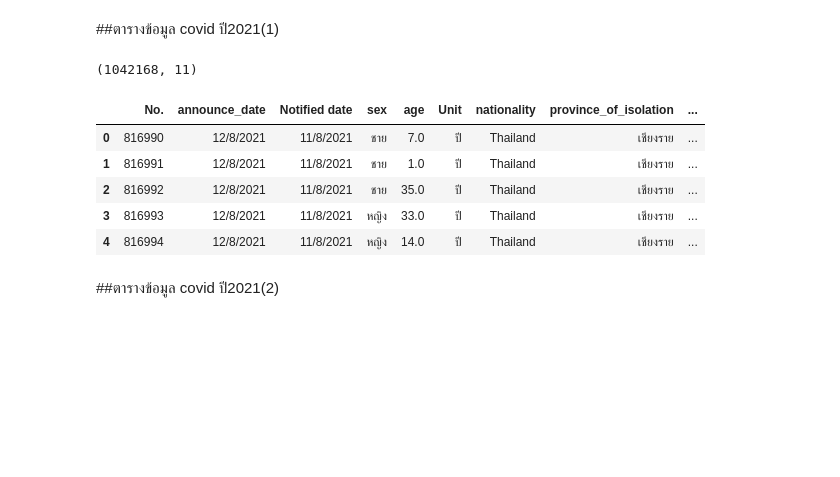
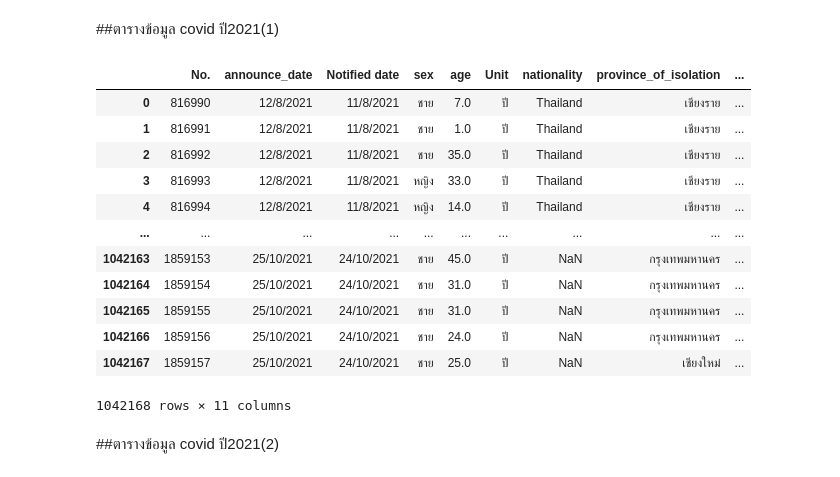
Before and after one commit to BestApisit/data_viz_2022, a Jupyter notebook: Project_Dinosaur.ipynb, the cells around one changed output. Drawn from its saved outputs; the diff is of its cells as text; code cells hidden in the pictures; blank space fills up the shorter version.

```diff
--- a/Project_Dinosaur.ipynb
+++ b/Project_Dinosaur.ipynb
@@ -43,16 +49,21 @@ data_covid2020.head()
 ##ตารางข้อมูล covid ปี2021(1)
 # %%
 data_covid2021_1 =  pd.read_csv(os.path.join(path,'confirmed-cases-since-120864.csv'))
-print(data_covid2021_1.shape)
-data_covid2021_1.head()
+data_covid2021_1
 # %% [output]
+|  | No. | announce_date | Notified date | sex | age | Unit | nationality | province_of_isolation | ... |
+| 0 | 816990 | 12/8/2021 | 11/8/2021 | ชาย | 7.0 | ปี | Thailand | เชียงราย | ... |
+| 1 | 816991 | 12/8/2021 | 11/8/2021 | ชาย | 1.0 | ปี | Thailand | เชียงราย | ... |
+| 2 | 816992 | 12/8/2021 | 11/8/2021 | ชาย | 35.0 | ปี | Thailand | เชียงราย | ... |
+| 3 | 816993 | 12/8/2021 | 11/8/2021 | หญิง | 33.0 | ปี | Thailand | เชียงราย | ... |
+| 4 | 816994 | 12/8/2021 | 11/8/2021 | หญิง | 14.0 | ปี | Thailand | เชียงราย | ... |
+| ... | ... | ... | ... | ... | ... | ... | ... | ... | ... |
+| 1042163 | 1859153 | 25/10/2021 | 24/10/2021 | ชาย | 45.0 | ปี | NaN | กรุงเทพมหานคร | ... |
+| 1042164 | 1859154 | 25/10/2021 | 24/10/2021 | ชาย | 31.0 | ปี | NaN | กรุงเทพมหานคร | ... |
+| 1042165 | 1859155 | 25/10/2021 | 24/10/2021 | ชาย | 31.0 | ปี | NaN | กรุงเทพมหานคร | ... |
+| 1042166 | 1859156 | 25/10/2021 | 24/10/2021 | ชาย | 24.0 | ปี | NaN | กรุงเทพมหานคร | ... |
+| 1042167 | 1859157 | 25/10/2021 | 24/10/2021 | ชาย | 25.0 | ปี | NaN | เชียงใหม่ | ... |
-(1042168, 11)
+1042168 rows × 11 columns
-|  | No. | announce_date | Notified date | sex | age | Unit | nationality | province_of_isolation | ... |
-| 0 | 816990 | 12/8/2021 | 11/8/2021 | ชาย | 7.0 | ปี | Thailand | เชียงราย | ... |
-| 1 | 816991 | 12/8/2021 | 11/8/2021 | ชาย | 1.0 | ปี | Thailand | เชียงราย | ... |
-| 2 | 816992 | 12/8/2021 | 11/8/2021 | ชาย | 35.0 | ปี | Thailand | เชียงราย | ... |
-| 3 | 816993 | 12/8/2021 | 11/8/2021 | หญิง | 33.0 | ปี | Thailand | เชียงราย | ... |
-| 4 | 816994 | 12/8/2021 | 11/8/2021 | หญิง | 14.0 | ปี | Thailand | เชียงราย | ... |
 # %% [markdown]
 ##ตารางข้อมูล covid ปี2021(2)
 # %%
```
Also changed, not shown: parts of 85 cells of this notebook.
